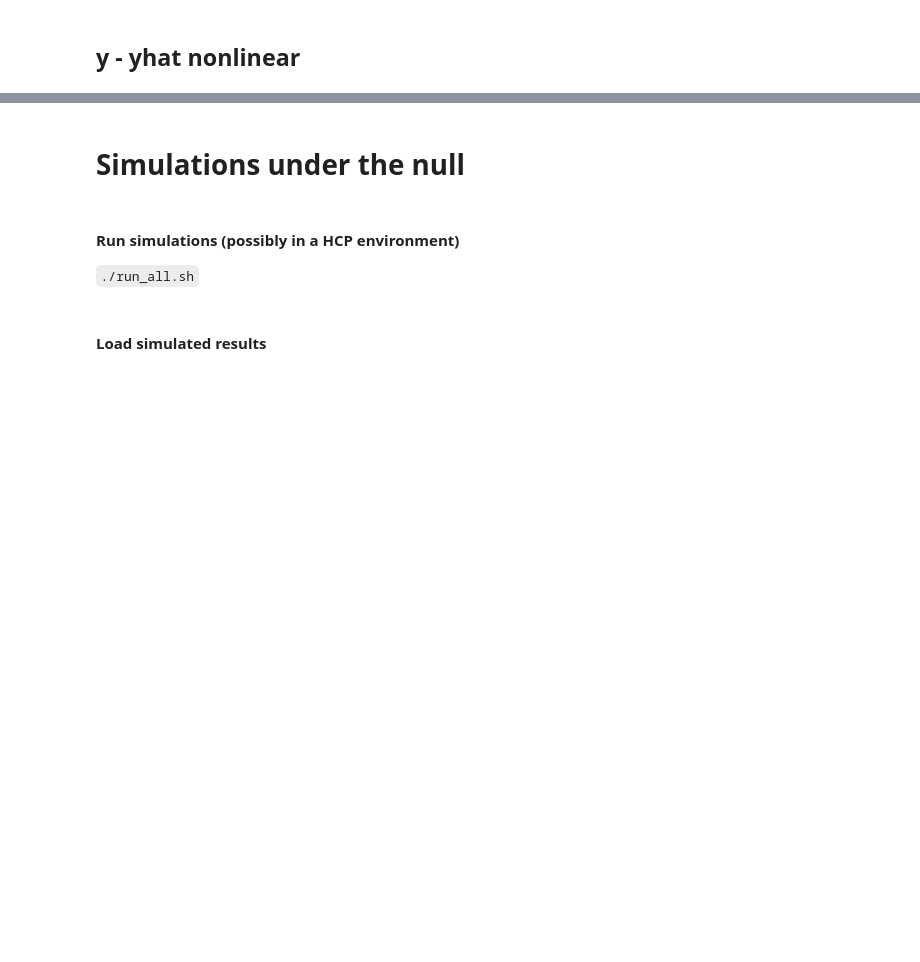
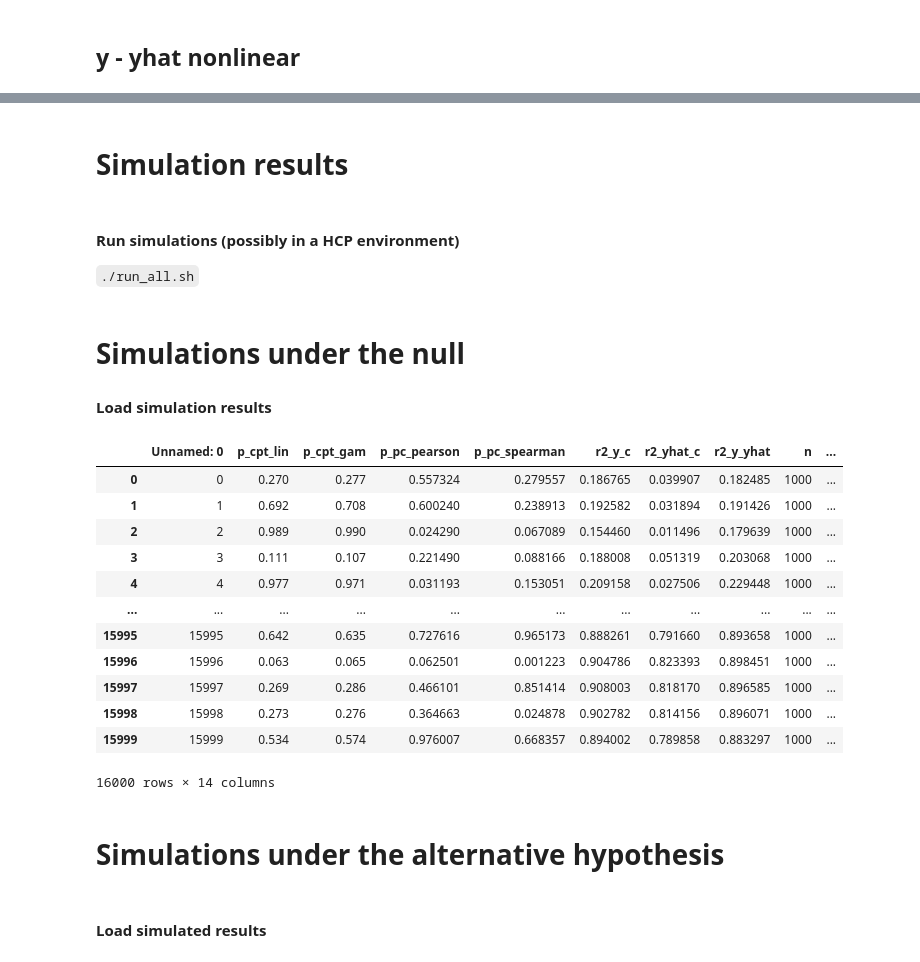
Before and after one commit to pni-lab/mlconfound-manuscript, a Jupyter notebook: simulated/plot_simulations.ipynb, the cells around one changed output, grey strips where cells are left out. Saved outputs shown, nothing was run; the diff lists cells and outputs as text; code cells hidden in the pictures; blank space fills up the shorter version.

Commit message:
simulation ready to run

```diff
--- a/simulated/plot_simulations.ipynb
+++ b/simulated/plot_simulations.ipynb
@@ -92,7 +103,33 @@ with sns.axes_style("white"):
-# %% [markdown]
-# Simulations under the null
+# %% [markdown]
+# Simulation results
 # %% [markdown]
 #### Run simulations (possibly in a HCP environment)
 `./run_all.sh`
+# %% [markdown]
+# Simulations under the null
+
+#### Load simulation results
+# %%
+h0_ccc_partial_d10e0_lin = pd.read_csv("results/h0_ccc_partial_d1e0_linear")
+#h0_partial_d05e0_lin = pd.read_csv("results/ccc_partial_d.5e0_linear_ons': 100_'mode': 'partial'_'delta': 0.5_'epsilon': 0.0_'nonlin_trf': 'identity'_'cat_y': False_'cat_yhat': False_'cat_c': False_'random_seed': 42_'n_jobs': -1_'out_prefix': None_'out_file': None.csv")
+#h0_partial_d10e0_sig = pd.read_csv("results/ccc_partial_d1e0_sigmoid_ons': 100_'mode': 'partial'_'delta': 1.0_'epsilon': 0.0_'nonlin_trf': 'sigmoid'_'cat_y': False_'cat_yhat': False_'cat_c': False_'random_seed': 42_'n_jobs': -1_'out_prefix': None_'out_file': None.csv")
+
+h0_ccc_partial_d10e0_lin
+# %% [output]
+|  | Unnamed: 0 | p_cpt_lin | p_cpt_gam | p_pc_pearson | p_pc_spearman | r2_y_c | r2_yhat_c | r2_y_yhat | n | ... |
+| 0 | 0 | 0.270 | 0.277 | 0.557324 | 0.279557 | 0.186765 | 0.039907 | 0.182485 | 1000 | ... |
+| 1 | 1 | 0.692 | 0.708 | 0.600240 | 0.238913 | 0.192582 | 0.031894 | 0.191426 | 1000 | ... |
+| 2 | 2 | 0.989 | 0.990 | 0.024290 | 0.067089 | 0.154460 | 0.011496 | 0.179639 | 1000 | ... |
+| 3 | 3 | 0.111 | 0.107 | 0.221490 | 0.088166 | 0.188008 | 0.051319 | 0.203068 | 1000 | ... |
+| 4 | 4 | 0.977 | 0.971 | 0.031193 | 0.153051 | 0.209158 | 0.027506 | 0.229448 | 1000 | ... |
+| ... | ... | ... | ... | ... | ... | ... | ... | ... | ... | ... |
+| 15995 | 15995 | 0.642 | 0.635 | 0.727616 | 0.965173 | 0.888261 | 0.791660 | 0.893658 | 1000 | ... |
+| 15996 | 15996 | 0.063 | 0.065 | 0.062501 | 0.001223 | 0.904786 | 0.823393 | 0.898451 | 1000 | ... |
+| 15997 | 15997 | 0.269 | 0.286 | 0.466101 | 0.851414 | 0.908003 | 0.818170 | 0.896585 | 1000 | ... |
+| 15998 | 15998 | 0.273 | 0.276 | 0.364663 | 0.024878 | 0.902782 | 0.814156 | 0.896071 | 1000 | ... |
+| 15999 | 15999 | 0.534 | 0.574 | 0.976007 | 0.668357 | 0.894002 | 0.789858 | 0.883297 | 1000 | ... |
+16000 rows × 14 columns
+# %% [markdown]
+# Simulations under the alternative hypothesis
 # %% [markdown]
 #### Load simulated results
```
Also changed, not shown: parts of 7 cells of this notebook, 3 other files.
